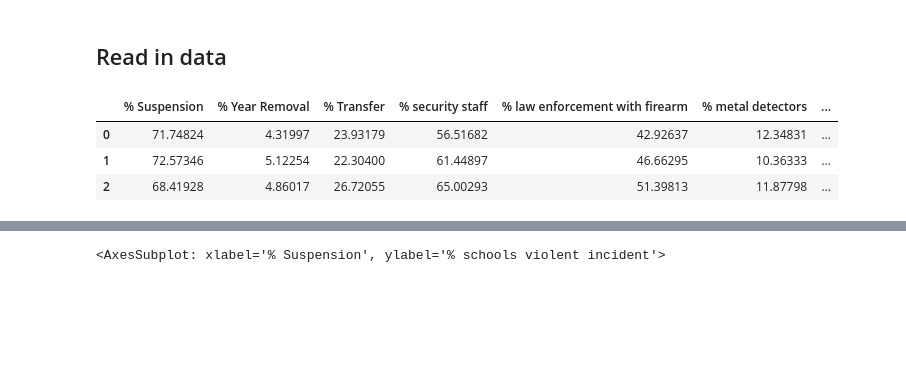
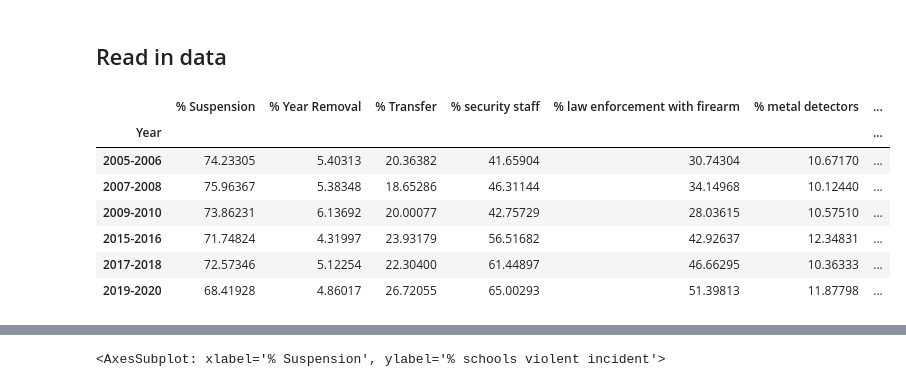
Before and after one commit to GordonSSu/dsci-531-project, a Jupyter notebook: national_analysis.ipynb, the cells around one changed output, grey strips where cells are left out. Saved outputs shown, nothing was run; the diff lists cells and outputs as text; code cells hidden in the pictures; blank space fills up the shorter version.

```diff
--- a/national_analysis.ipynb
+++ b/national_analysis.ipynb
@@ -19,13 +20,17 @@ import seaborn as sns
 ## Read in data
 # %%
 data_path = 'data/'
-df = pd.read_csv(data_path + 'historic_policy_data.csv')
+df = pd.read_csv(data_path + 'historic_policy_data.csv', index_col="Year")
 df
 # %% [output]
 |  | % Suspension | % Year Removal | % Transfer | % security staff | % law enforcement with firearm | % metal detectors | ... |
-| 0 | 71.74824 | 4.31997 | 23.93179 | 56.51682 | 42.92637 | 12.34831 | ... |
-| 1 | 72.57346 | 5.12254 | 22.30400 | 61.44897 | 46.66295 | 10.36333 | ... |
-| 2 | 68.41928 | 4.86017 | 26.72055 | 65.00293 | 51.39813 | 11.87798 | ... |
+| Year |  |  |  |  |  |  | ... |
+| 2005-2006 | 74.23305 | 5.40313 | 20.36382 | 41.65904 | 30.74304 | 10.67170 | ... |
+| 2007-2008 | 75.96367 | 5.38348 | 18.65286 | 46.31144 | 34.14968 | 10.12440 | ... |
+| 2009-2010 | 73.86231 | 6.13692 | 20.00077 | 42.75729 | 28.03615 | 10.57510 | ... |
+| 2015-2016 | 71.74824 | 4.31997 | 23.93179 | 56.51682 | 42.92637 | 12.34831 | ... |
+| 2017-2018 | 72.57346 | 5.12254 | 22.30400 | 61.44897 | 46.66295 | 10.36333 | ... |
+| 2019-2020 | 68.41928 | 4.86017 | 26.72055 | 65.00293 | 51.39813 | 11.87798 | ... |
 # %%
 predictors = ["% Suspension", "% Year Removal", "% Transfer", "% security staff", "% law enforcement with firearm", \
         "% metal detectors", "% security cameras", "% locked doors", "% locker checks"]
```
Also changed, not shown: parts of 4 cells of this notebook.
